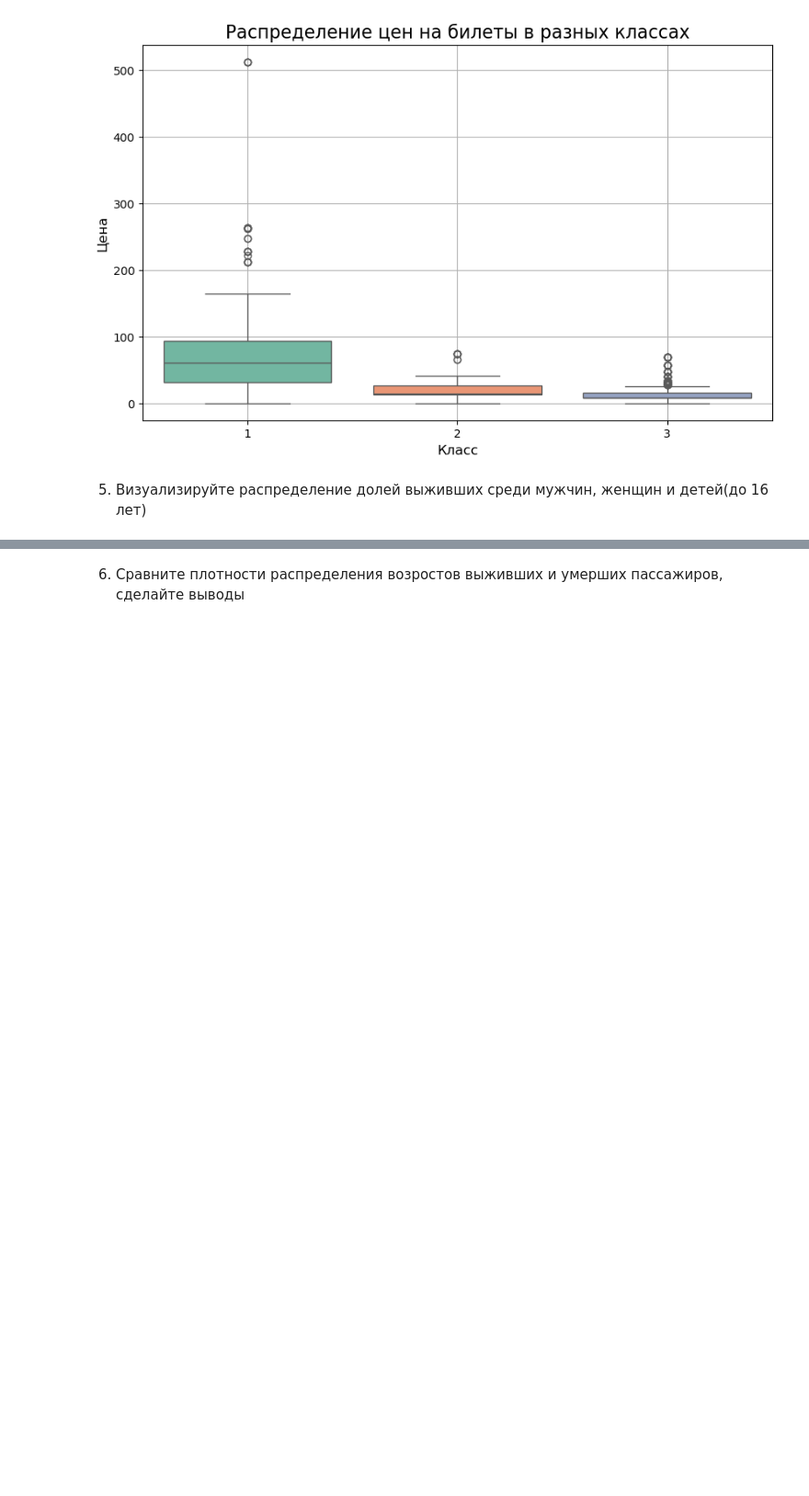
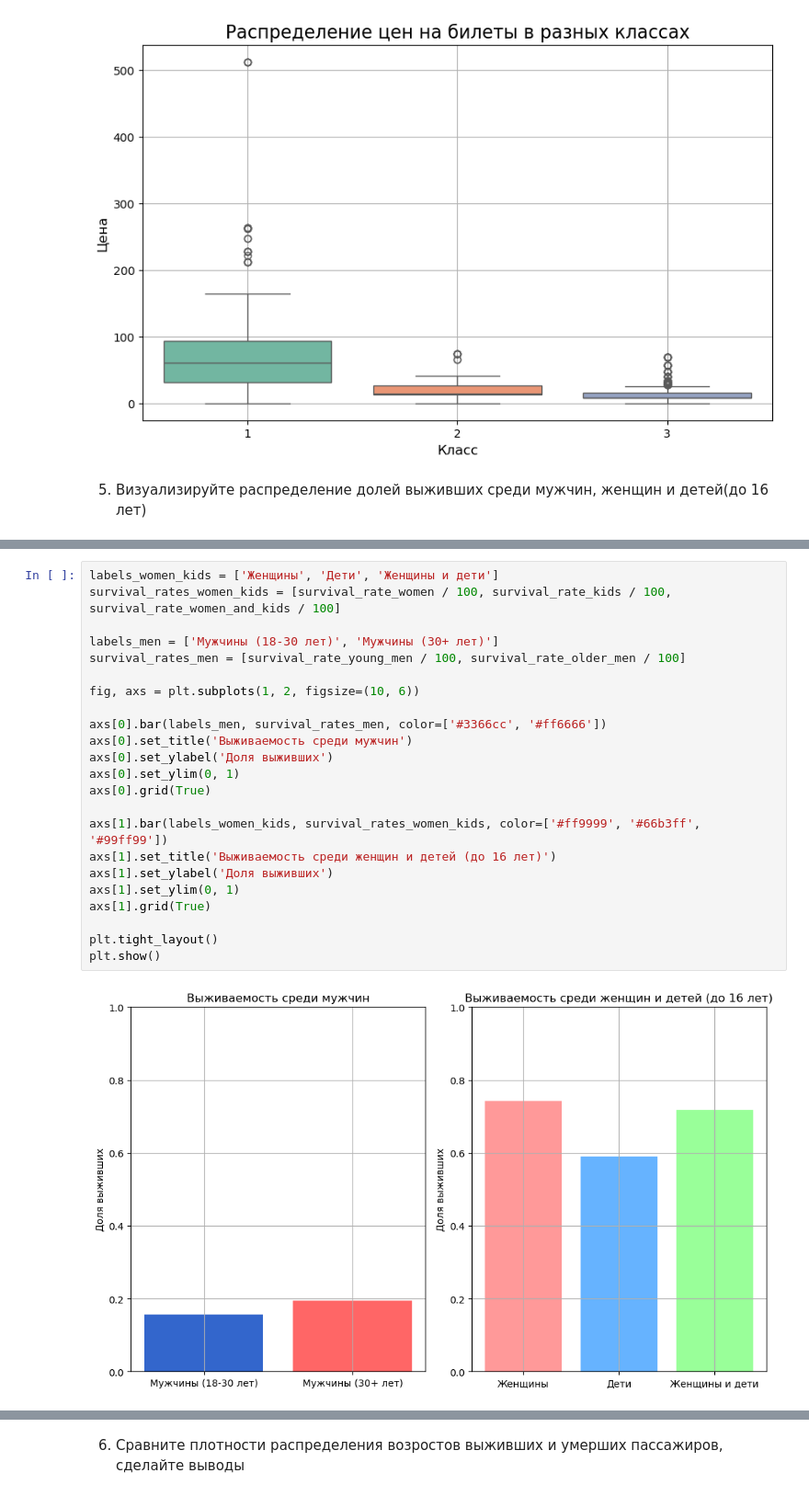
Before and after one commit to box1t/ML_5_sem, a Jupyter notebook: lab_1/Lab1-5.ipynb, the cells around one changed output, grey strips where cells are left out. Shown at 92% size. Saved outputs shown, nothing was run; the diff lists cells and outputs as text; blank space fills up the shorter version.

```diff
--- a/lab_1/Lab1-5.ipynb
+++ b/lab_1/Lab1-5.ipynb
@@ -469,3 +510,28 @@ Passing `palette` without assigning `hue` is deprecated and will be removed in v
+# %%
+labels_women_kids = ['Женщины', 'Дети', 'Женщины и дети']
+survival_rates_women_kids = [survival_rate_women / 100, survival_rate_kids / 100, survival_rate_women_and_kids / 100]
+
+labels_men = ['Мужчины (18-30 лет)', 'Мужчины (30+ лет)']
+survival_rates_men = [survival_rate_young_men / 100, survival_rate_older_men / 100]
+
+fig, axs = plt.subplots(1, 2, figsize=(10, 6))
+
+axs[0].bar(labels_men, survival_rates_men, color=['#3366cc', '#ff6666'])
+axs[0].set_title('Выживаемость среди мужчин')
+axs[0].set_ylabel('Доля выживших')
+axs[0].set_ylim(0, 1)
+axs[0].grid(True)
+
+axs[1].bar(labels_women_kids, survival_rates_women_kids, color=['#ff9999', '#66b3ff', '#99ff99'])
+axs[1].set_title('Выживаемость среди женщин и детей (до 16 лет)')
+axs[1].set_ylabel('Доля выживших')
+axs[1].set_ylim(0, 1)
+axs[1].grid(True)
+
+plt.tight_layout()
+plt.show()
+# %% [output]
+[figure, added]
 # %%
 df['Category'] = df.apply(lambda row: 'Child' if row['Age'] < 16 else row['Sex'], axis=1)
 survival_rates = df.groupby('Category')['Survived'].mean().reset_index()
```
Also changed, not shown: parts of 12 cells of this notebook.
